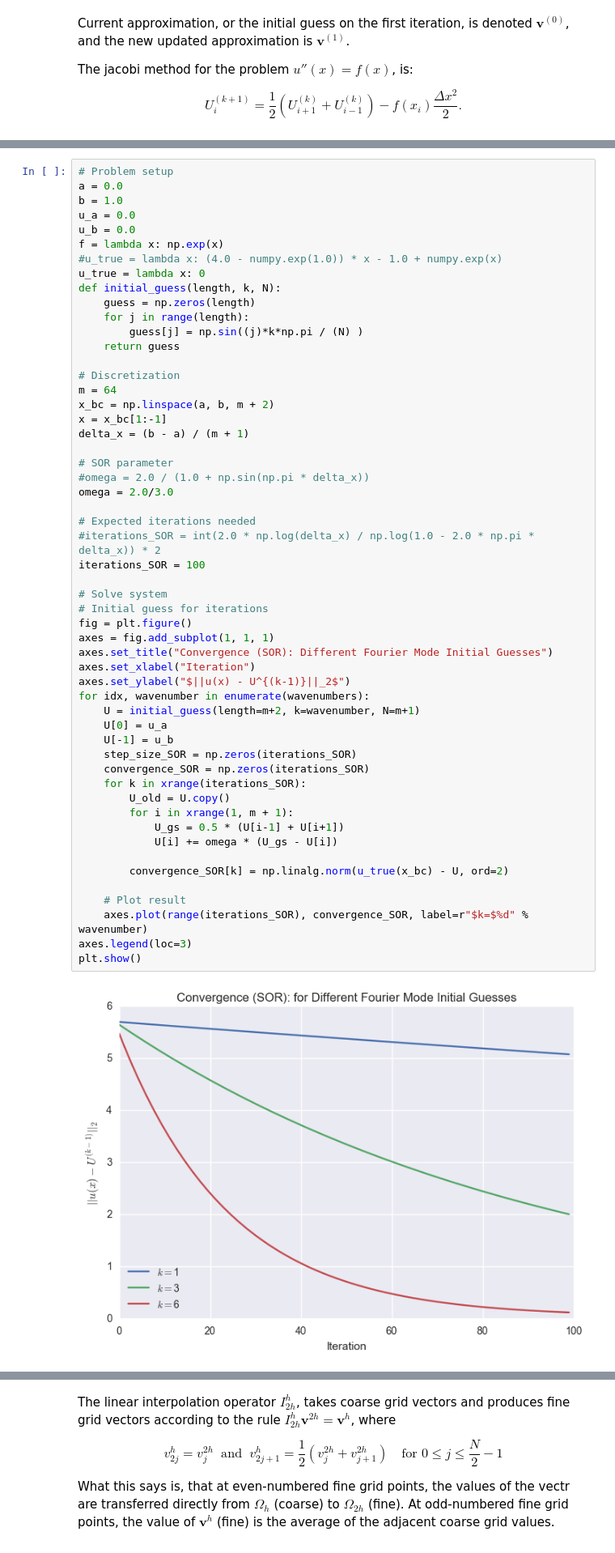
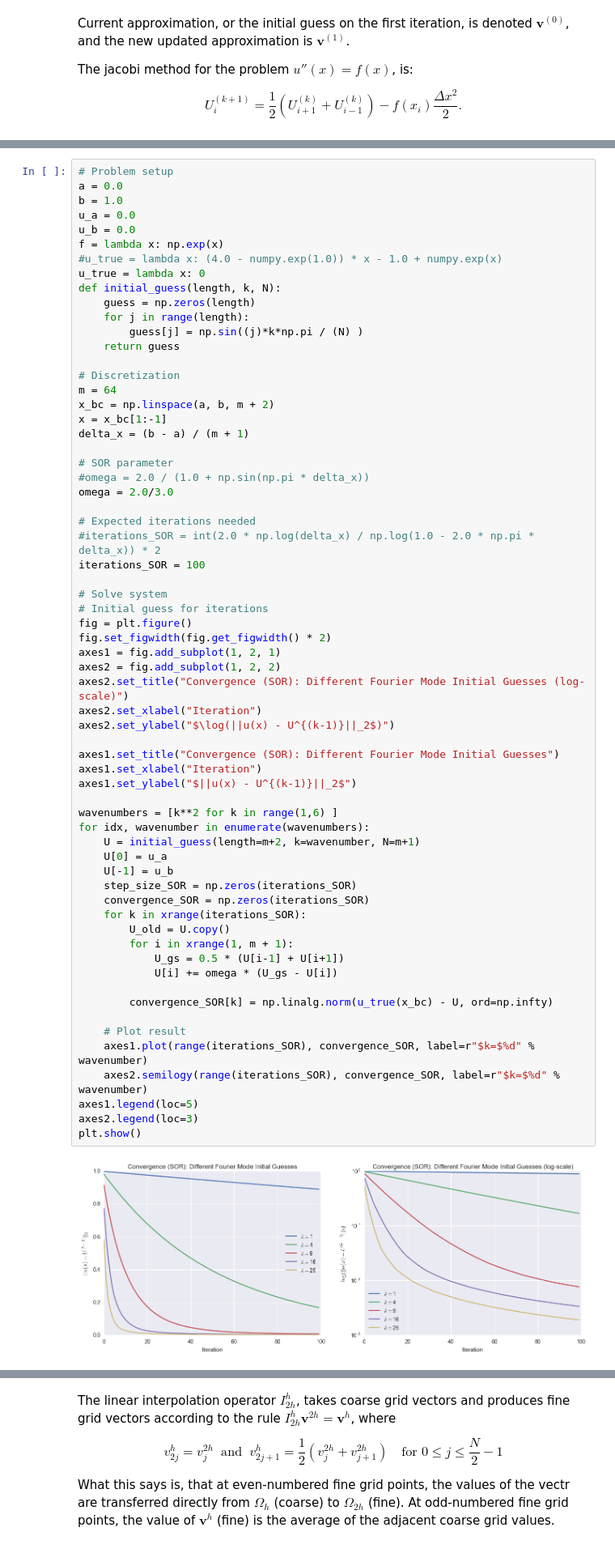
Before and after one commit to ads2206/multigrid, a Jupyter notebook: analysis/Elements-of-Multigrid.ipynb, the cells around one changed output, grey strips where cells are left out. Shown at 81% size. Drawn from its saved outputs; the diff is of its cells as text.

```diff
--- a/analysis/Elements-of-Multigrid.ipynb
+++ b/analysis/Elements-of-Multigrid.ipynb
@@ -142,38 +142,48 @@ x_bc = np.linspace(a, b, m + 2)
 x = x_bc[1:-1]
 delta_x = (b - a) / (m + 1)
 
 # SOR parameter
 #omega = 2.0 / (1.0 + np.sin(np.pi * delta_x))
 omega = 2.0/3.0
 
 # Expected iterations needed
 #iterations_SOR = int(2.0 * np.log(delta_x) / np.log(1.0 - 2.0 * np.pi * delta_x)) * 2
 iterations_SOR = 100
 
 # Solve system
 # Initial guess for iterations
 fig = plt.figure()
-axes = fig.add_subplot(1, 1, 1)
-axes.set_title("Convergence (SOR): Different Fourier Mode Initial Guesses")
-axes.set_xlabel("Iteration")
-axes.set_ylabel("$||u(x) - U^{(k-1)}||_2$")
+fig.set_figwidth(fig.get_figwidth() * 2)
+axes1 = fig.add_subplot(1, 2, 1)
+axes2 = fig.add_subplot(1, 2, 2)
+axes2.set_title("Convergence (SOR): Different Fourier Mode Initial Guesses (log-scale)")
+axes2.set_xlabel("Iteration")
+axes2.set_ylabel("$\log(||u(x) - U^{(k-1)}||_2$)")
+
+axes1.set_title("Convergence (SOR): Different Fourier Mode Initial Guesses")
+axes1.set_xlabel("Iteration")
+axes1.set_ylabel("$||u(x) - U^{(k-1)}||_2$")
+
+wavenumbers = [k**2 for k in range(1,6) ]
 for idx, wavenumber in enumerate(wavenumbers):
     U = initial_guess(length=m+2, k=wavenumber, N=m+1)
     U[0] = u_a
     U[-1] = u_b
     step_size_SOR = np.zeros(iterations_SOR)
     convergence_SOR = np.zeros(iterations_SOR)
     for k in xrange(iterations_SOR):
         U_old = U.copy()
         for i in xrange(1, m + 1):
             U_gs = 0.5 * (U[i-1] + U[i+1])
             U[i] += omega * (U_gs - U[i])
 
-        convergence_SOR[k] = np.linalg.norm(u_true(x_bc) - U, ord=2)
+        convergence_SOR[k] = np.linalg.norm(u_true(x_bc) - U, ord=np.infty)
 
     # Plot result
-    axes.plot(range(iterations_SOR), convergence_SOR, label=r"$k=$%d" % wavenumber)
-axes.legend(loc=3)
+    axes1.plot(range(iterations_SOR), convergence_SOR, label=r"$k=$%d" % wavenumber)
+    axes2.semilogy(range(iterations_SOR), convergence_SOR, label=r"$k=$%d" % wavenumber)
+axes1.legend(loc=5)
+axes2.legend(loc=3)
 plt.show()
 # %% [output]
-[figure, old version]
+[figure, new version]
```
Also changed, not shown: parts of 3 cells of this notebook, 1 other file.
